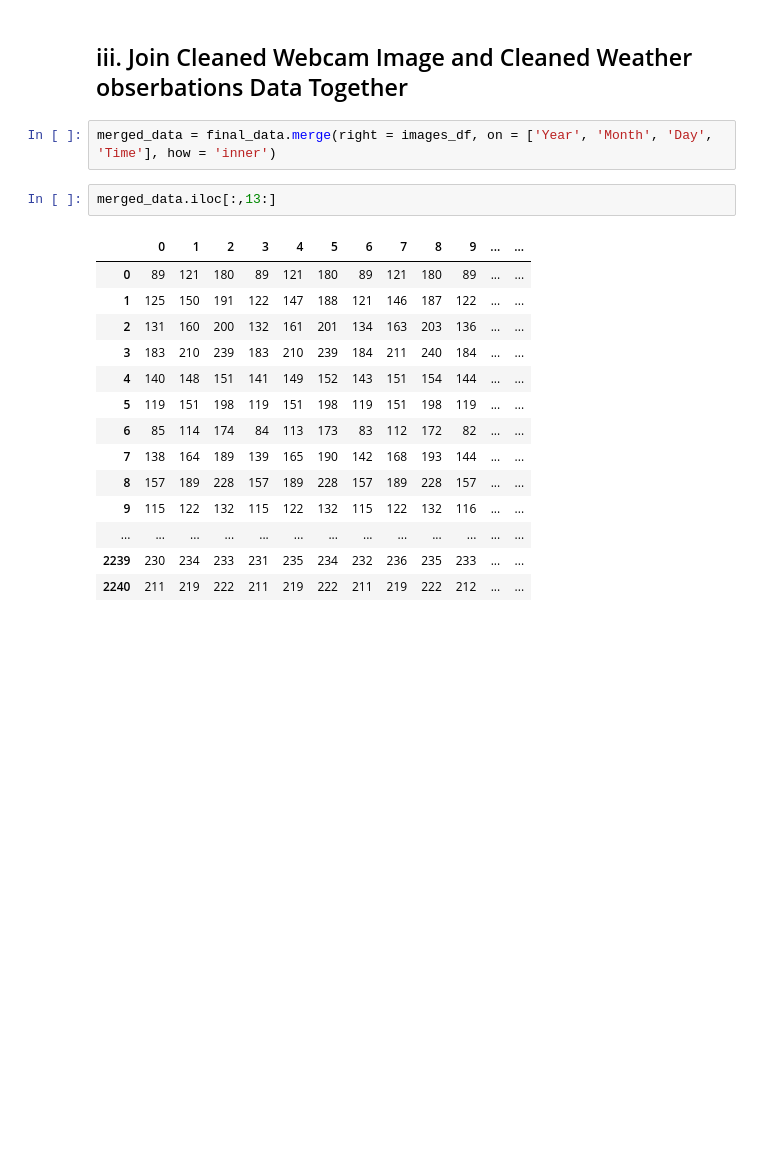
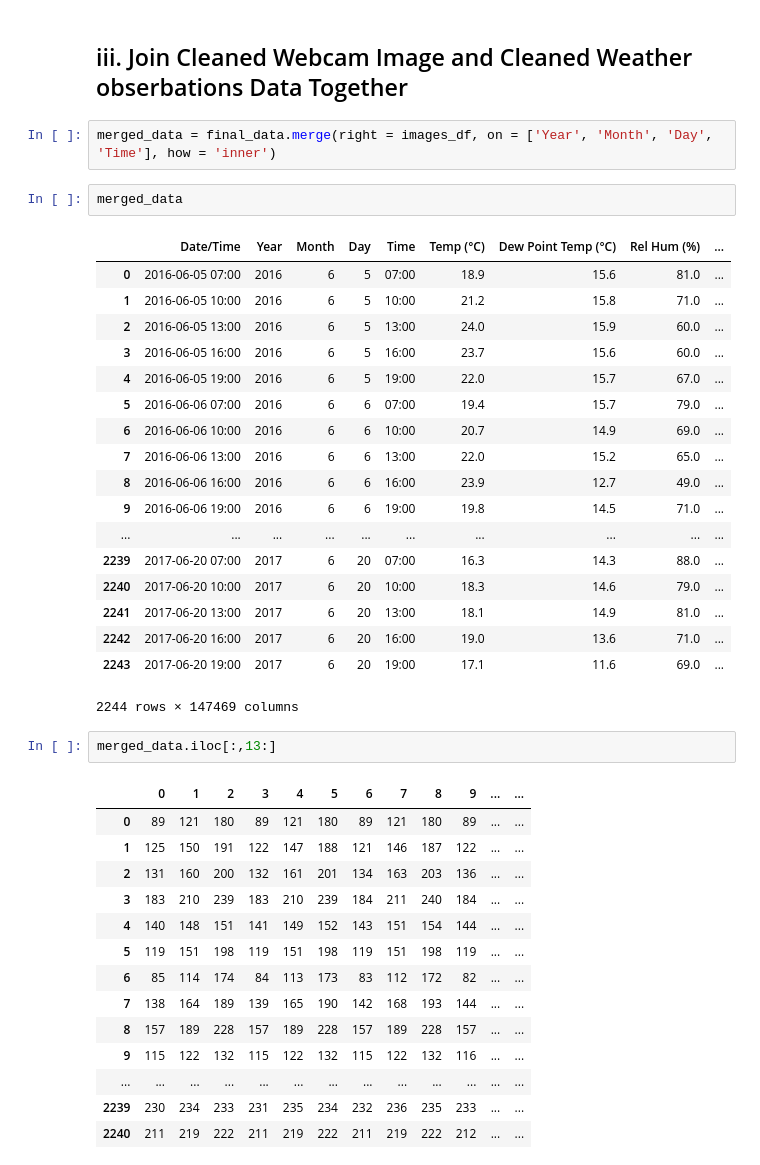
Before and after one commit to 00bear00/cmpt318, a Jupyter notebook: weather_prediction.ipynb, the cells around one changed output. Saved outputs shown, nothing was run; the diff lists cells and outputs as text; blank space fills up the shorter version.

```diff
--- a/weather_prediction.ipynb
+++ b/weather_prediction.ipynb
@@ -241,6 +277,27 @@ final_data['Weather'] =final_data['Weather'].apply(clean_weather_description)
 ## iii. Join Cleaned Webcam Image and Cleaned Weather obserbations Data Together
 # %%
 merged_data = final_data.merge(right = images_df, on = ['Year', 'Month', 'Day', 'Time'], how = 'inner')
+# %%
+merged_data
+# %% [output]
+|  | Date/Time | Year | Month | Day | Time | Temp (°C) | Dew Point Temp (°C) | Rel Hum (%) | ... |
+| 0 | 2016-06-05 07:00 | 2016 | 6 | 5 | 07:00 | 18.9 | 15.6 | 81.0 | ... |
+| 1 | 2016-06-05 10:00 | 2016 | 6 | 5 | 10:00 | 21.2 | 15.8 | 71.0 | ... |
+| 2 | 2016-06-05 13:00 | 2016 | 6 | 5 | 13:00 | 24.0 | 15.9 | 60.0 | ... |
+| 3 | 2016-06-05 16:00 | 2016 | 6 | 5 | 16:00 | 23.7 | 15.6 | 60.0 | ... |
+| 4 | 2016-06-05 19:00 | 2016 | 6 | 5 | 19:00 | 22.0 | 15.7 | 67.0 | ... |
+| 5 | 2016-06-06 07:00 | 2016 | 6 | 6 | 07:00 | 19.4 | 15.7 | 79.0 | ... |
+| 6 | 2016-06-06 10:00 | 2016 | 6 | 6 | 10:00 | 20.7 | 14.9 | 69.0 | ... |
+| 7 | 2016-06-06 13:00 | 2016 | 6 | 6 | 13:00 | 22.0 | 15.2 | 65.0 | ... |
+| 8 | 2016-06-06 16:00 | 2016 | 6 | 6 | 16:00 | 23.9 | 12.7 | 49.0 | ... |
+| 9 | 2016-06-06 19:00 | 2016 | 6 | 6 | 19:00 | 19.8 | 14.5 | 71.0 | ... |
+| ... | ... | ... | ... | ... | ... | ... | ... | ... | ... |
+| 2239 | 2017-06-20 07:00 | 2017 | 6 | 20 | 07:00 | 16.3 | 14.3 | 88.0 | ... |
+| 2240 | 2017-06-20 10:00 | 2017 | 6 | 20 | 10:00 | 18.3 | 14.6 | 79.0 | ... |
+| 2241 | 2017-06-20 13:00 | 2017 | 6 | 20 | 13:00 | 18.1 | 14.9 | 81.0 | ... |
+| 2242 | 2017-06-20 16:00 | 2017 | 6 | 20 | 16:00 | 19.0 | 13.6 | 71.0 | ... |
+| 2243 | 2017-06-20 19:00 | 2017 | 6 | 20 | 19:00 | 17.1 | 11.6 | 69.0 | ... |
+2244 rows × 147469 columns
 # %%
 merged_data.iloc[:,13:]
 # %% [output]
```
Also changed, not shown: parts of 36 cells of this notebook, 2 other files.
